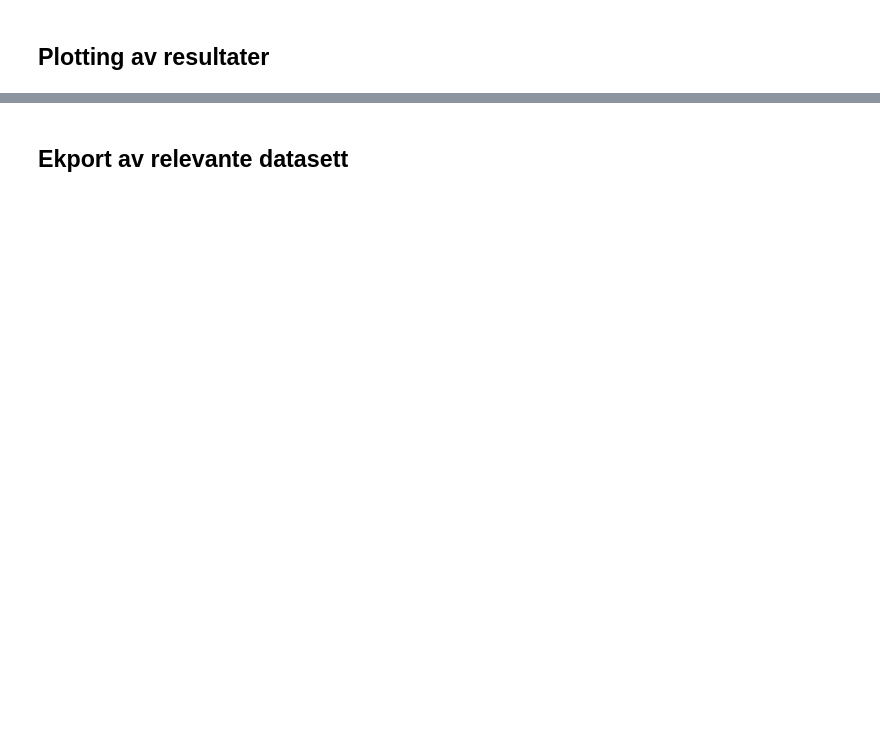
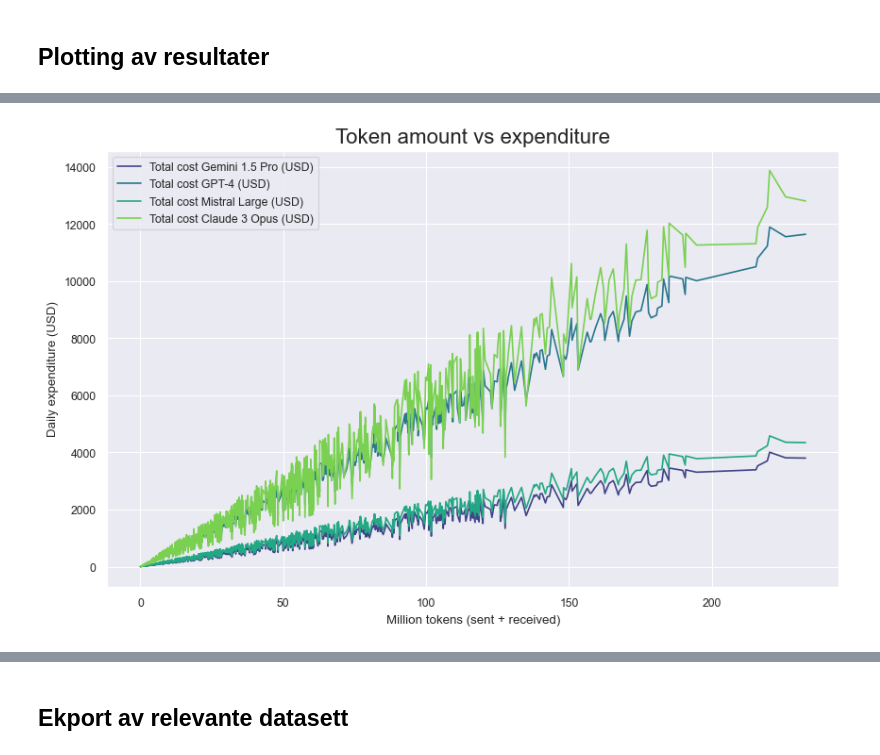
Before and after one commit to benediktgoodman/team-ai-kostnadsoverslag, a Jupyter notebook: kostnadsberegning.ipynb, the cells around one changed output, grey strips where cells are left out. Saved outputs shown, nothing was run; the diff lists cells and outputs as text; code cells hidden in the pictures; blank space fills up the shorter version.

```diff
--- a/kostnadsberegning.ipynb
+++ b/kostnadsberegning.ipynb
@@ -48,18 +80,18 @@ Spørsmålslengden er også svært konservativ da konteksten fra selv enkle RAG
 # %%
 
 # Parametre for modellen
-employees = 800
+employees = np.arange(1, 801, 1)
 calls = np.arange(50, 350, 50)
 avg_words_per_q = np.arange(50, 350, 50)
 avg_words_per_a = np.arange (100, 700, 100)
-tokens_per_word = 1.33
+tokens_per_word = np.array((1.33))
 
 # Dra ut subset columns med modellkostnader til bruk i modell
 df_llms = df[['modell', 'context window', 'input cost / 1m tokens','output cost / 1m tokens']].copy()
 df_llms.loc[:, 'context window'] = df_llms.loc[:, 'context window'] * 1000
 # %%
 # Lager en stor df med enhetskostnader knyttet til parametre i modellen
-df_cost = make_df_cost(employees, calls.tolist(), avg_words_per_q.tolist(), avg_words_per_a.tolist(), tokens_per_word)
+df_cost = make_df_cost(employees, calls, avg_words_per_q, avg_words_per_a, tokens_per_word)
 # %%
 # Vis dataframe
 df_cost
@@ -81,12 +157,15 @@ total_cost.loc[total_cost['m_tokens_total'] >= 90]
 # %%
-fig1 = plot_multiple_lines(total_cost,
+# Will produce noisy figure, hence sampling is necessary
+fig1 = plot_multiple_lines(total_cost.sample(1000),
                'm_tokens_total',
                total_cost.columns[total_cost.columns.str.contains('Total cost')],
                title='Token amount vs expenditure',
                xaxis_title='Million tokens (sent + received)',
                yaxis_title='Daily expenditure (USD)')
 
 fig1.savefig('plots/tokens_vs_cost.png')
+# %% [output]
+[figure, added]
 # %%
 fig2 = plot_multiple_lines(total_cost.sort_values('m_tokens_received'),
                'm_tokens_received',
```
Also changed, not shown: parts of 8 cells of this notebook, 11 other files.
